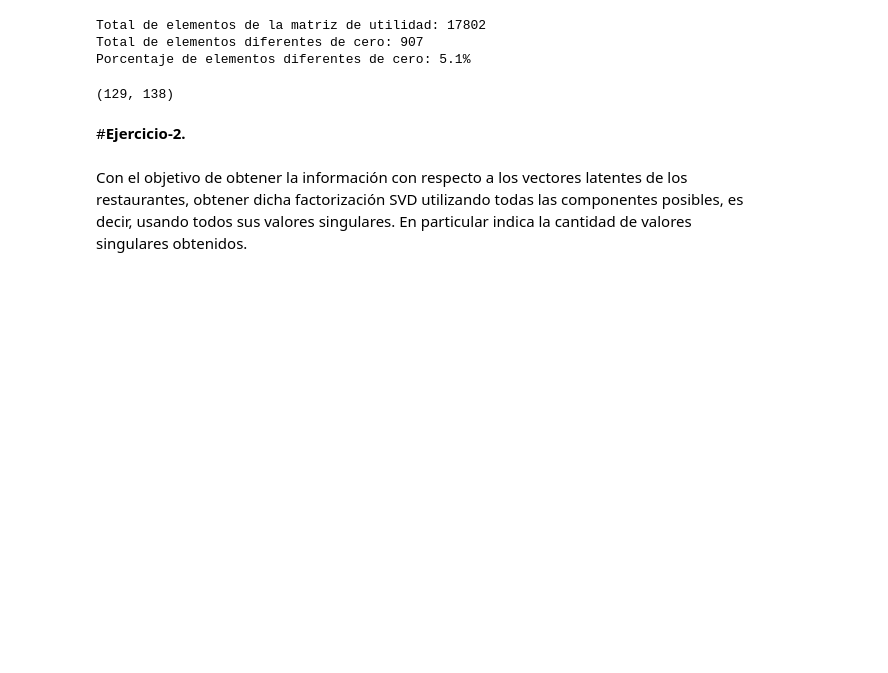
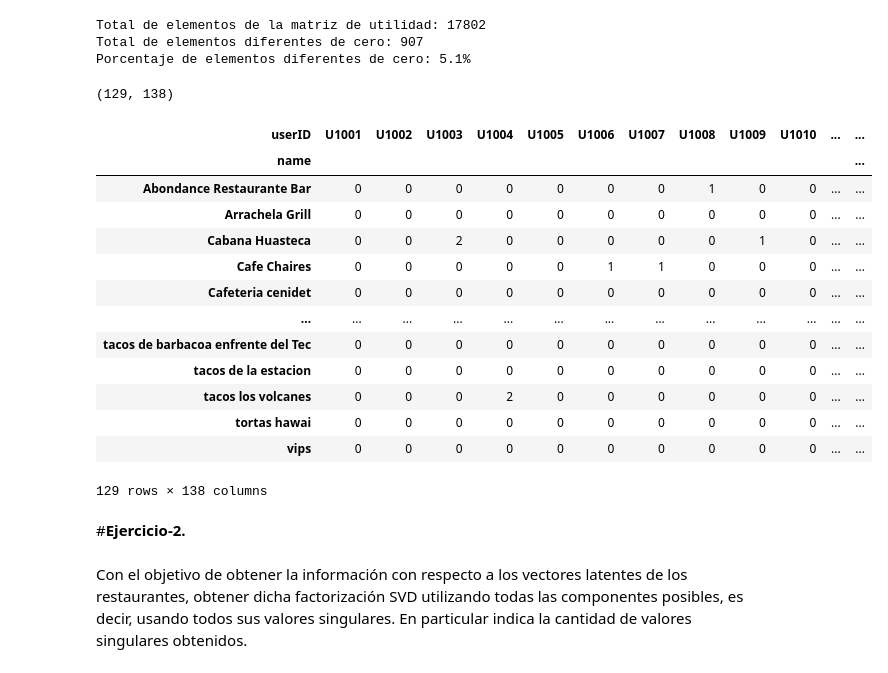
Before and after one commit to rodrigoromanguzman/Actividades_Aprendizaje-, a Jupyter notebook: MNA_IAyAA_semana_10_Actividad.ipynb, the cells around one changed output. Drawn from its saved outputs; the diff is of its cells as text; code cells hidden in the pictures; blank space fills up the shorter version.

```diff
--- a/MNA_IAyAA_semana_10_Actividad.ipynb
+++ b/MNA_IAyAA_semana_10_Actividad.ipynb
@@ -141,6 +141,23 @@ X = utilityMatrix.T     # Tomamos la traspuesta para que los renglones sean las
 X.shape
 # %% [output]
 (129, 138)
+# %%
+X
+# %% [output]
+| userID | U1001 | U1002 | U1003 | U1004 | U1005 | U1006 | U1007 | U1008 | U1009 | U1010 | ... | ... |
+| name |  |  |  |  |  |  |  |  |  |  |  | ... |
+| Abondance Restaurante Bar | 0 | 0 | 0 | 0 | 0 | 0 | 0 | 1 | 0 | 0 | ... | ... |
+| Arrachela Grill | 0 | 0 | 0 | 0 | 0 | 0 | 0 | 0 | 0 | 0 | ... | ... |
+| Cabana Huasteca | 0 | 0 | 2 | 0 | 0 | 0 | 0 | 0 | 1 | 0 | ... | ... |
+| Cafe Chaires | 0 | 0 | 0 | 0 | 0 | 1 | 1 | 0 | 0 | 0 | ... | ... |
+| Cafeteria cenidet | 0 | 0 | 0 | 0 | 0 | 0 | 0 | 0 | 0 | 0 | ... | ... |
+| ... | ... | ... | ... | ... | ... | ... | ... | ... | ... | ... | ... | ... |
+| tacos de barbacoa enfrente del Tec | 0 | 0 | 0 | 0 | 0 | 0 | 0 | 0 | 0 | 0 | ... | ... |
+| tacos de la estacion | 0 | 0 | 0 | 0 | 0 | 0 | 0 | 0 | 0 | 0 | ... | ... |
+| tacos los volcanes | 0 | 0 | 0 | 2 | 0 | 0 | 0 | 0 | 0 | 0 | ... | ... |
+| tortas hawai | 0 | 0 | 0 | 0 | 0 | 0 | 0 | 0 | 0 | 0 | ... | ... |
+| vips | 0 | 0 | 0 | 0 | 0 | 0 | 0 | 0 | 0 | 0 | ... | ... |
+129 rows × 138 columns
 # %% [markdown]
 #**Ejercicio-2.**
 # %% [markdown]
```
Also changed, not shown: parts of 44 cells of this notebook.
